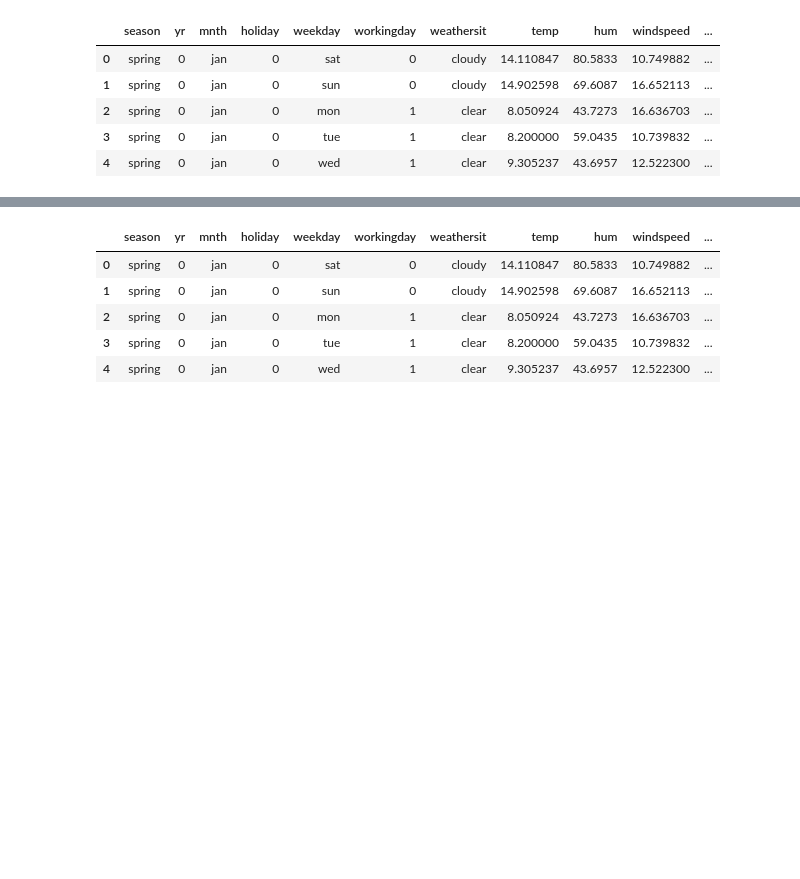
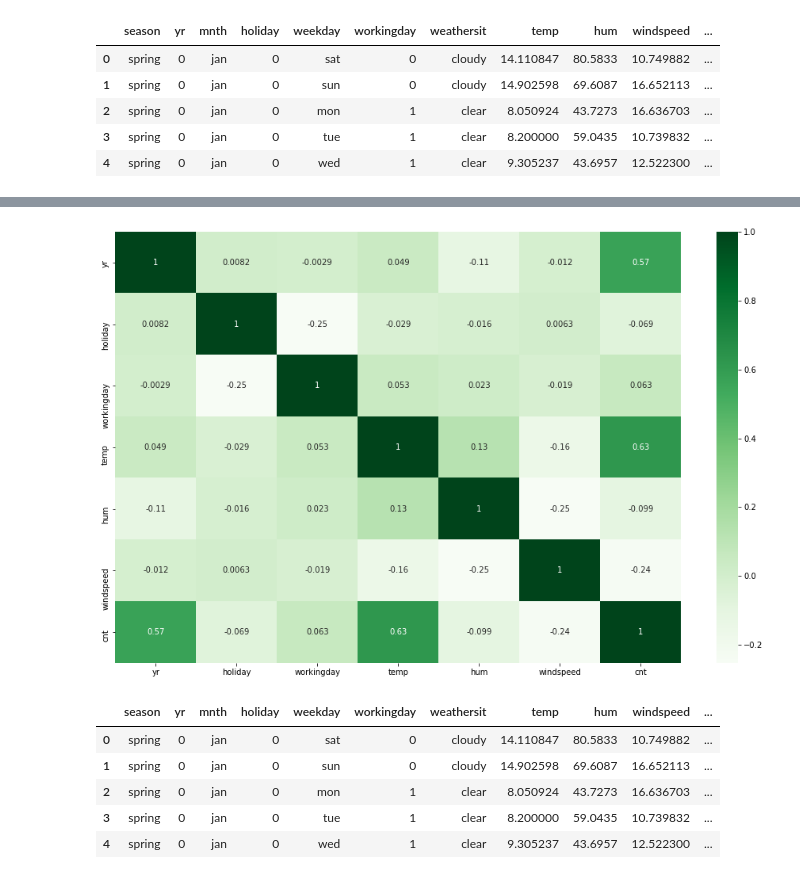
Before and after one commit to Kumaraguru-Muthuraj/_AIML_Code, a Jupyter notebook: _PythonNotebooks/_Course3_Machine_Learning_1/Mod2_Bike_Assignment/BikeSharingAssignment.ipynb, the cells around one changed output, grey strips where cells are left out. Saved outputs shown, nothing was run; the diff lists cells and outputs as text; code cells hidden in the pictures; blank space fills up the shorter version.

```diff
--- a/_PythonNotebooks/_Course3_Machine_Learning_1/Mod2_Bike_Assignment/BikeSharingAssignment.ipynb
+++ b/_PythonNotebooks/_Course3_Machine_Learning_1/Mod2_Bike_Assignment/BikeSharingAssignment.ipynb
@@ -202,7 +204,9 @@ bikes.head()
 # %%
-#plt.figure(figsize = (16, 10))
-#sns.heatmap(bikes.corr(), annot = True, cmap="Greens")
-#plt.show()
+plt.figure(figsize = (16, 10))
+sns.heatmap(bikes.corr(), annot = True, cmap="Greens")
+plt.show()
+# %% [output]
+[figure, added]
 # %%
 bikes.head()
 # %% [output]
```
Also changed, not shown: parts of 3 cells of this notebook, 1 other file.
